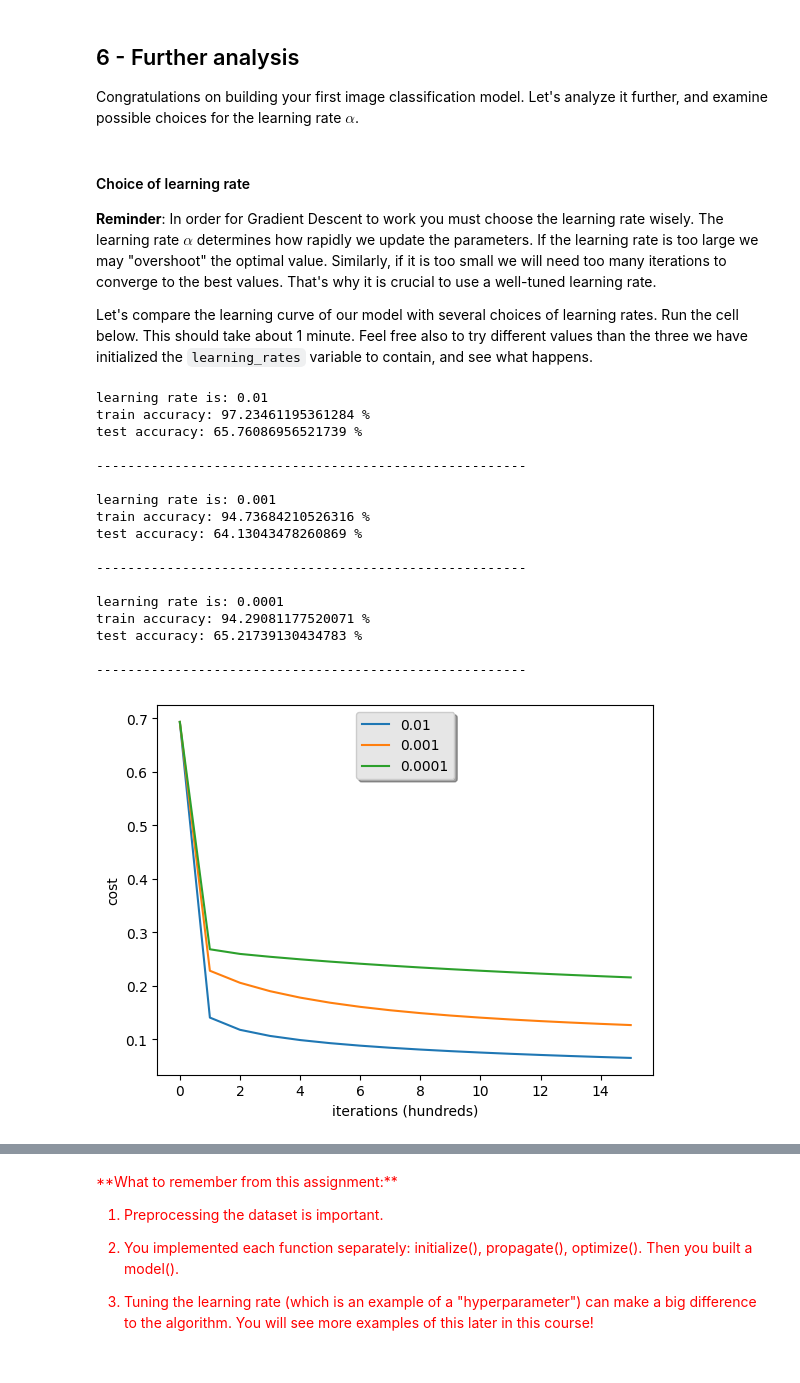
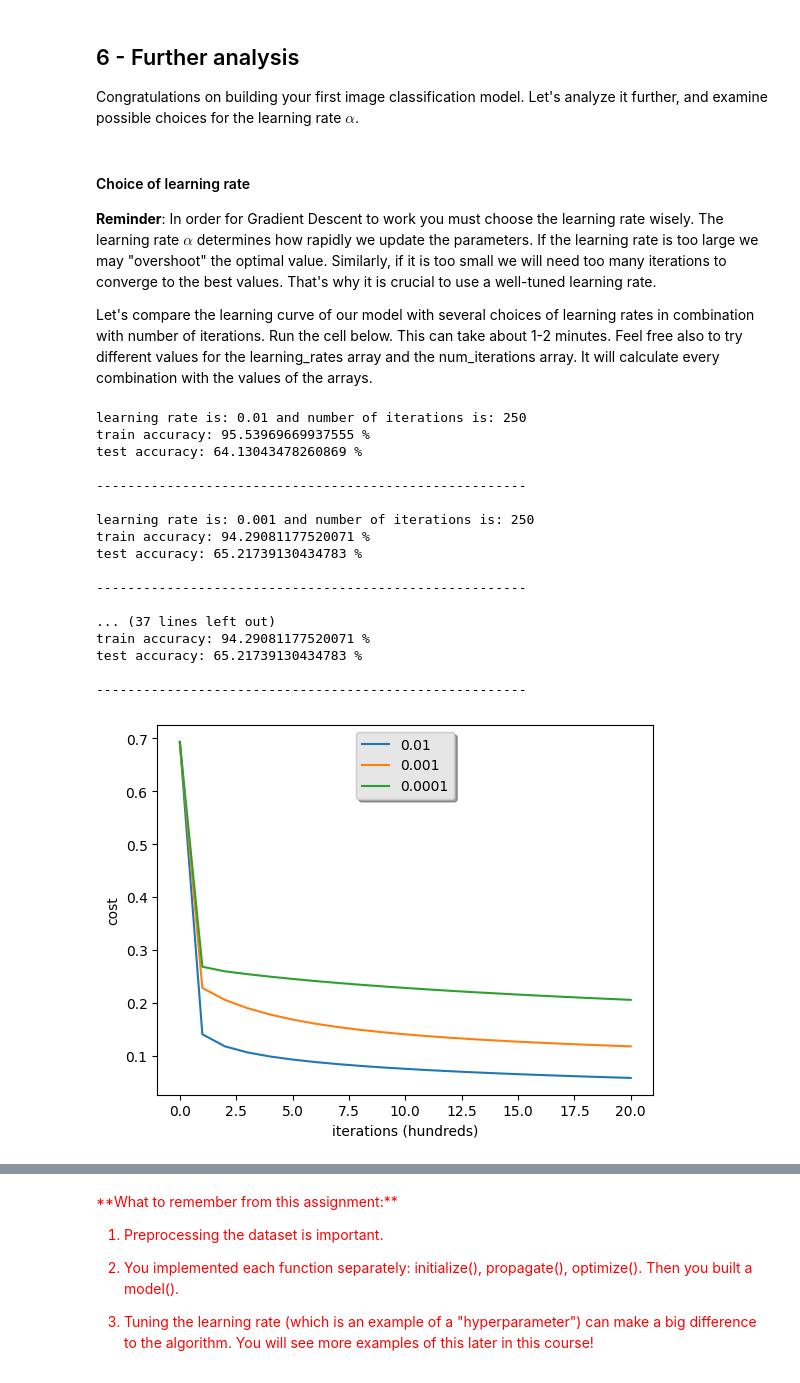
Before and after one commit to Kelimon/LogisticRegressionML, a Jupyter notebook: Logistic_Regression_with_a_Neural_Network_mindset.ipynb, the cells around one changed output, grey strips where cells are left out. Cells and saved outputs as stored; diff of their text form; code cells hidden in the pictures.

```diff
--- a/Logistic_Regression_with_a_Neural_Network_mindset.ipynb
+++ b/Logistic_Regression_with_a_Neural_Network_mindset.ipynb
@@ -451,9 +451,9 @@ def optimize(w, b, X, Y, num_iterations, learning_rate, print_cost = True):
     costs -- list of costs computed during optimization, recorded every 100 iterations, useful for plotting the learning curve.
 
     Tips:
-    You basically need to write down two steps and iterate through them:
-        1) Calculate the cost and the gradient for the current parameters. Use propagate().
-        2) Update the parameters using gradient descent rule for w and b.
+    The main steps involve:
+        1) Computing the cost and its gradient at the current parameter values.
+        2) Applying the gradient descent update rule to modify w and b.
     """
     costs = []
 
@@ -555,8 +559,8 @@ def predict(w, b, X):
 
     return Y_prediction
 # %%
-w = np.array([[0.1124579],[0.23106775]])
-b = -0.3
-X = np.array([[1.,-1.1,-3.2],[1.2,2.,0.1]])
+w = np.array([[0.3946109],[0.14099536]])
+b = -0.4
+X = np.array([[2.,-1.4,-2.1],[2.9,2.3,0.2]])
 print ("predictions = " + str(predict(w, b, X)))
 # %% [output]
@@ -606,19 +610,19 @@ You will now see how the overall model is structured by putting together all the
 
 def model(X_train, Y_train, X_test, Y_test, num_iterations = 2000, learning_rate = 0.5, print_cost = False):
     """
-    Builds the logistic regression model by calling the function you've implemented previously
+    Construct the logistic regression model using defined functions.
 
-    Arguments:
-    X_train -- training set represented by a numpy array of shape (num_px * num_px * 3, m_train)
-    Y_train -- training labels represented by a numpy array (vector) of shape (1, m_train)
-    X_test -- test set represented by a numpy array of shape (num_px * num_px * 3, m_test)
-    Y_test -- test labels represented by a numpy array (vector) of shape (1, m_test)
-    num_iterations -- hyperparameter representing the number of iterations to optimize the parameters
-    learning_rate -- hyperparameter representing the learning rate used in the update rule of optimize()
-    print_cost -- Set to true to print the cost every 100 iterations
+    Parameters:
+    X_train -- input features for the training set, numpy array of shape (num_px * num_px * 3, m_train)
+    Y_train -- true labels for the training set, numpy array of shape (1, m_train)
+    X_test -- input features for the test set, numpy array of shape (num_px * num_px * 3, m_test)
+    Y_test -- true labels for the test set, numpy array of shape (1, m_test)
+    num_iterations -- number of iterations for the optimization loop
+    learning_rate -- step size for updating the weights in each iteration
+    print_cost -- if True, the function prints the cost every 100
 
     Returns:
-    d -- dictionary containing information about the model.
+    d -- dictionary containing weights, bias, information on the learning rate, number of iterations, and training and test predictions.
     """
 
     ### START CODE HERE ###
@@ -700,43 +699,44 @@ Congratulations on building your first image classification model. Let's analyze
 **Reminder**:
 In order for Gradient Descent to work you must choose the learning rate wisely. The learning rate $\alpha$  determines how rapidly we update the parameters. If the learning rate is too large we may "overshoot" the optimal value. Similarly, if it is too small we will need too many iterations to converge to the best values. That's why it is crucial to use a well-tuned learning rate.
 
-Let's compare the learning curve of our model with several choices of learning rates. Run the cell below. This should take about 1 minute. Feel free also to try different values than the three we have initialized the `learning_rates` variable to contain, and see what happens.
+Let's compare the learning curve of our model with several choices of learning rates in combination with number of iterations. Run the cell below. This can take about 1-2 minutes. Feel free also to try different values for the learning_rates array and the num_iterations array. It will calculate every combination with the values of the arrays.
 # %%
 learning_rates = [0.01, 0.001, 0.0001]
+num_iterations = [250, 500, 2000]
 models = {}
-for i in learning_rates:
-    print ("learning rate is: " + str(i))
-    models[str(i)] = model(train_set_x, train_set_y, test_set_x, test_set_y, num_iterations = 1500, learning_rate = i, print_cost = False)
-    print ('\n' + "-------------------------------------------------------" + '\n')
-
+for s in num_iterations:
+    for i in learning_rates:
+        print ("learning rate is: " + str(i) + " and number of iterations is: " +str(s))
+        models[str(i)] = model(train_set_x, train_set_y, test_set_x, test_set_y, num_iterations = s, learning_rate = i, print_cost = False)
+        print ('\n' + "-------------------------------------------------------" + '\n')
 for i in learning_rates:
     plt.plot(models[str(i)]["costs"], label= str(models[str(i)]["learning_rate"]))
 
 plt.ylabel('cost')
 plt.xlabel('iterations (hundreds)')
 
 legend = plt.legend(loc='upper center', shadow=True)
 frame = legend.get_frame()
 frame.set_facecolor('0.90')
 plt.show()
 # %% [output]
-learning rate is: 0.01
-train accuracy: 97.23461195361284 %
-test accuracy: 65.76086956521739 %
-
--------------------------------------------------------
-
-learning rate is: 0.001
-train accuracy: 94.73684210526316 %
+learning rate is: 0.01 and number of iterations is: 250
+train accuracy: 95.53969669937555 %
 test accuracy: 64.13043478260869 %
 
 -------------------------------------------------------
 
-learning rate is: 0.0001
+learning rate is: 0.001 and number of iterations is: 250
 train accuracy: 94.29081177520071 %
 test accuracy: 65.21739130434783 %
 
 -------------------------------------------------------
+
+... (37 lines left out)
+train accuracy: 94.29081177520071 %
+test accuracy: 65.21739130434783 %
+
+-------------------------------------------------------
-[figure, old version]
+[figure, new version]
 # %% [markdown]
 **Interpretation**:
```
Also changed, not shown: parts of 13 cells of this notebook.
